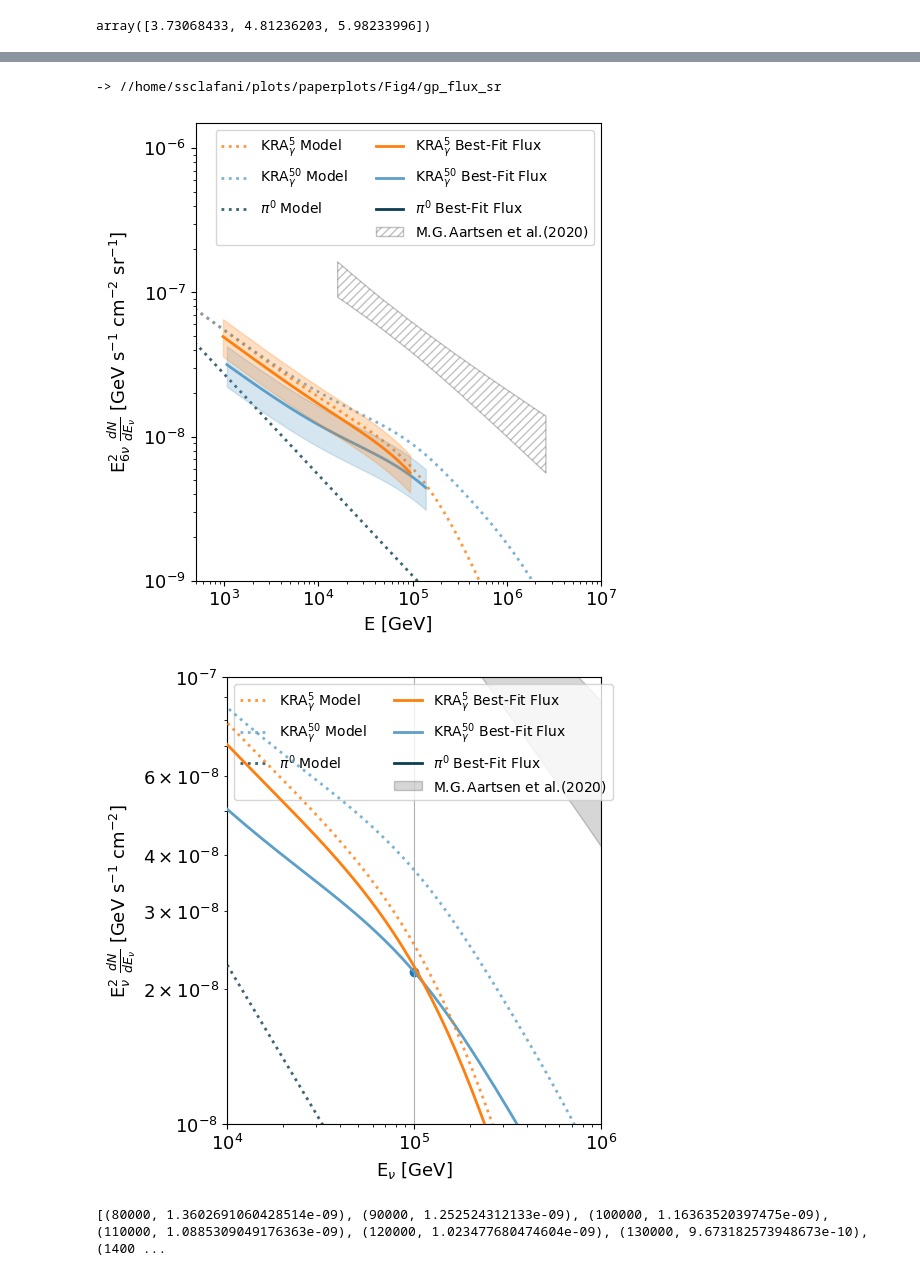
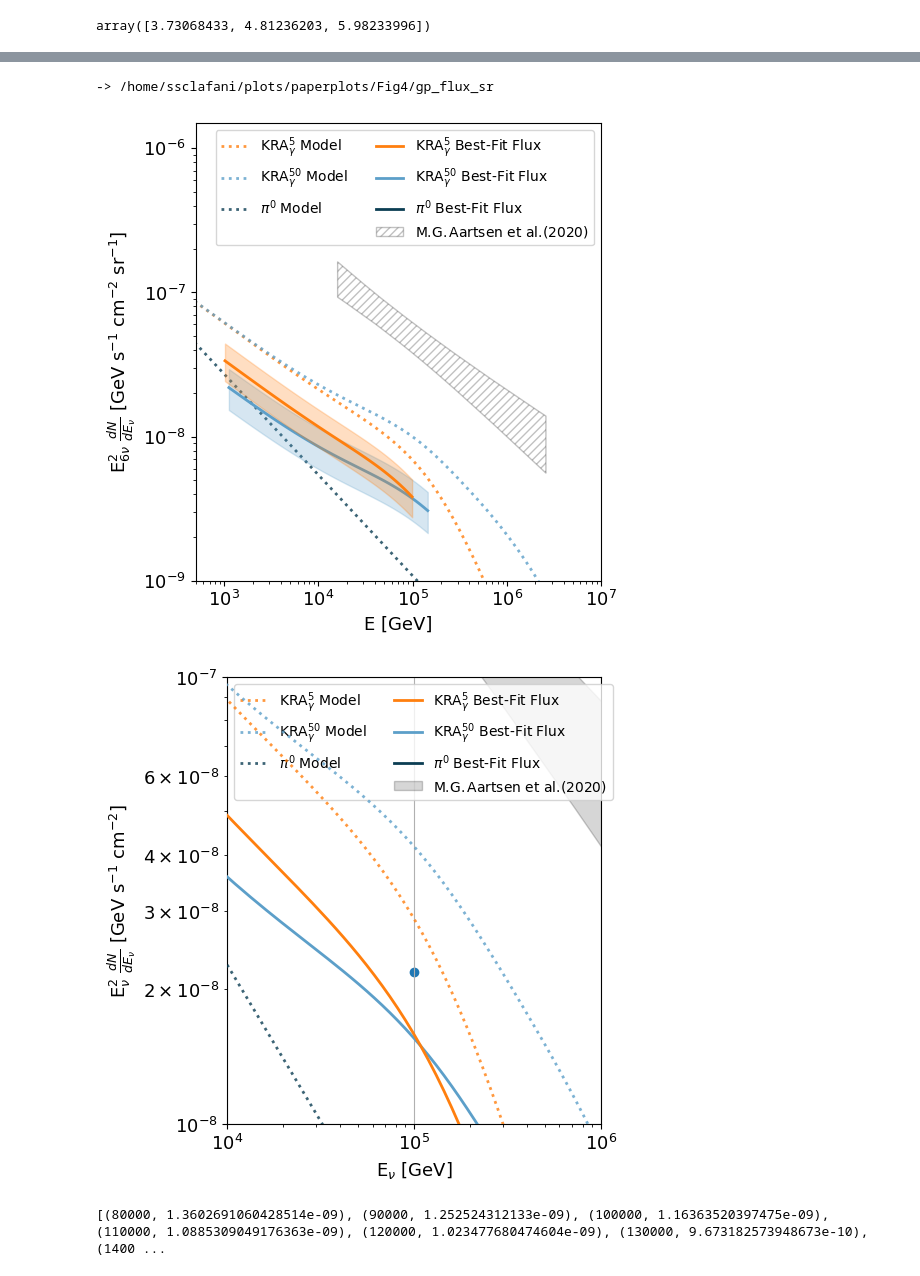
Before and after one commit to ssclafani949/DNNCascade, a Jupyter notebook: notebooks/paper/GPFluxPlot.ipynb, the cells around one changed output, grey strips where cells are left out. Drawn from its saved outputs; the diff is of its cells as text; code cells hidden in the pictures.

```diff
--- a/notebooks/paper/GPFluxPlot.ipynb
+++ b/notebooks/paper/GPFluxPlot.ipynb
@@ -35,3 +36,6 @@ print(a)
+# %%
+emids5 = get_mids(ebins5_ext)
+emids50 = get_mids(ebins50_ext)
 # %%
 dat = np.loadtxt('saved_sens/piecewise_fitresult.txt', skiprows = 13)
 x = dat[:,0]
@@ -190,3 +129,7 @@ kra50_range = [.416, .592, 0.794]
+# %%
+
+kra5_range = [.398, .551,  .726]
+kra50_range = [.260, .372, 0.500]
 # %%
 print(kra5_range[0] - kra5_range[1])
 print(kra5_range[2] - kra5_range[1])
@@ -379,0 +284,22 @@ cy.plotting.saving(plot_dir, 'gp_flux_full', dpi=500)
+# %%
+fig , ax = plt.subplots(figsize=(5.5,5.5))
+plt.rc('font', size=10)
+ax.plot(emids5, emids5**2 * (sum(kra5)) * hp.nside2pixarea(128) / 3 , ls='-', color=colors[0] ,
+        lw=3, alpha=1, zorder=100, label='KRA$_\gamma^{5}$ Model')
+ax.plot(emids50, emids50**2 * (sum(kra50)) * hp.nside2pixarea(128)/ 3, ls='-', color=colors[2],
+        lw=3, alpha=1, zorder=100, label='KRA$_\gamma^{50}$ Model')
+ax.plot(10**georg_energy, 4*np.pi*georg_flux, color=colors[1],
+        lw=3, alpha=1, zorder=100, ls='-', label='$\pi^0$ Model')
+
+alpha=1
+
+plt.loglog()
+#ax.set_ylim(1e-12,5e-9)
+ax.set_ylim(5e-9,5e-6)
+ax.set_xlim(500, 1e7)
+plt.legend(ncol=1)
+plt.rc('font', size=13)
+ax.set_ylabel(r'E$_{\nu}^2$ $\frac{dN}{dE_\nu}$ [GeV s$^{-1}$ cm$^{-2}$]')
+ax.set_xlabel(R'E$_\nu$ [GeV]')
+plt.tight_layout()
+cy.plotting.saving(plot_dir, 'gp_flux_model', dpi=500)
@@ -468,58 +472,58 @@ print(list(zip(xinterp, interpvals)))
 # %%
 fig , ax = plt.subplots(figsize=(5.5,5.5))
 plt.rc('font', size=10)
-ax.plot(ebins5, ebins5**2 * (sum(kra5)) * hp.nside2pixarea(128) / (4*np.pi) , ls=':', color=colors[0] ,
+ax.plot(emids5, emids5**2 * (sum(kra5)) * hp.nside2pixarea(128) / (4*np.pi) , ls=':', color=colors[0] ,
         lw=2, alpha=0.8, label='KRA$_\gamma^{5}$ Model')
-ax.plot(ebins50, ebins50**2 * (sum(kra50)) * hp.nside2pixarea(128)/ (4*np.pi), ls=':', color=colors[2],
+ax.plot(emids50, emids50**2 * (sum(kra50)) * hp.nside2pixarea(128)/ (4*np.pi), ls=':', color=colors[2],
         lw=2, alpha=0.8, label='KRA$_\gamma^{50}$ Model')
 ax.plot(10**georg_energy, 3*georg_flux, color=colors[1],
         lw=2, alpha=0.8, ls=':', label='$\pi^0$ Model')
 
 ax.plot(np.nan, np.nan, label=' ', alpha=0)
 
-kra5_plot = ebins5[mask5]**2 *(sum(kra5)[mask5]) * hp.nside2pixarea(128)/ (4*np.pi)
+kra5_plot = emids5[mask5]**2 *(sum(kra5)[mask5]) * hp.nside2pixarea(128)/ (4*np.pi)
 
-ax.plot(ebins5[mask5], kra5_range[1] * kra5_plot ,
+ax.plot(emids5[mask5], kra5_range[1] * kra5_plot ,
          c =colors[0], ls='-', zorder=10, lw=2, label='KRA$_\gamma^{5}$ Best-Fit Flux')
-ax.fill_between(ebins5[mask5], kra5_range[0] * kra5_plot , kra5_range[-1] * kra5_plot,
+ax.fill_between(emids5[mask5], kra5_range[0] * kra5_plot , kra5_range[-1] * kra5_plot,
         color = colors[0], alpha=.25, zorder=10)
 
-kra50_plot = ebins50[mask50]**2 *(sum(kra50)[mask50]) * hp.nside2pixarea(128) / (4*np.pi)
-ax.plot(ebins50[mask50], kra50_range[1] * kra50_plot,
+kra50_plot = emids50[mask50]**2 *(sum(kra50)[mask50]) * hp.nside2pixarea(128) / (4*np.pi)
+ax.plot(emids50[mask50], kra50_range[1] * kra50_plot,
          c =colors[2], ls='-', zorder=5, lw=2, label='KRA$_\gamma^{50}$ Best-Fit Flux')
-ax.fill_between(ebins50[mask50],kra50_range[0] * kra50_plot, kra50_range[-1] * kra50_plot ,
+ax.fill_between(emids50[mask50],kra50_range[0] * kra50_plot, kra50_range[-1] * kra50_plot ,
         color = colors[2], zorder=5,  alpha=.25)
 
 ax.plot(10**georg_energy[maskpi0_georg], 3*pi0_range[1]*georg_flux[maskpi0_georg],
         lw=2, c=colors[1], ls='-', zorder=3,
         label='$\pi^0$ Best-Fit Flux')
 ax.fill_between(10**georg_energy[maskpi0_georg], 3*pi0_range[0]*georg_flux[maskpi0_georg],
                 3*pi0_range[-1]*georg_flux[maskpi0_georg], zorder=3, color=colors[1], alpha=.25 )
 
 
 #plt.plot(Es, 4*np.pi*bestfithans, c='dimgrey', lw='1', alpha=0.4, ls='--', label='M.G.Aartsen(2020)')
 plt.fill_between(xs, 3*mins,3* maxs, color='w', alpha=0.3,hatch='////',
                  edgecolor='0.2', label=r'M.G.$\,$Aartsen et al.(2020)')
 
 plt.loglog()
 #ax.set_ylim(1e-12,5e-9)
 ax.set_ylim(1e-9,1.5e-6)
 ax.set_xlim(500, 1e7)
 plt.legend(ncol=2)
 plt.rc('font', size=13)
 ax.set_ylabel(r'E$_{6\nu}^2$ $\frac{dN}{dE_\nu}$ [GeV s$^{-1}$ cm$^{-2}$ sr$^{-1}$]')
 ax.set_xlabel('E [GeV]')
 plt.tight_layout()
 cy.plotting.saving(plot_dir, 'gp_flux_sr')
 # %% [output]
--> //home/ssclafani/plots/paperplots/Fig4/gp_flux_sr
+-> /home/ssclafani/plots/paperplots/Fig4/gp_flux_sr
-[figure, old version]
+[figure, new version]
 # %%
 fig , ax = plt.subplots(figsize=(5.5,5.5))
 plt.rc('font', size=10)
-ax.plot(ebins5, ebins5**2 * (sum(kra5)) * hp.nside2pixarea(128) / 3 , ls=':', color=colors[0] ,
+ax.plot(emids5, emids5**2 * (sum(kra5)) * hp.nside2pixarea(128) / 3 , ls=':', color=colors[0] ,
         lw=2, alpha=0.8, zorder=100, label='KRA$_\gamma^{5}$ Model')
-ax.plot(ebins50, ebins50**2 * (sum(kra50)) * hp.nside2pixarea(128)/ 3, ls=':', color=colors[2],
+ax.plot(emids50, emids50**2 * (sum(kra50)) * hp.nside2pixarea(128)/ 3, ls=':', color=colors[2],
         lw=2, alpha=0.8, zorder=100, label='KRA$_\gamma^{50}$ Model')
 ax.plot(10**georg_energy, 4*np.pi*georg_flux, color=colors[1],
         lw=2, alpha=0.8, zorder=100, ls=':', label='$\pi^0$ Model')
@@ -527,17 +531,17 @@ ax.plot(10**georg_energy, 4*np.pi*georg_flux, color=colors[1],
 ax.plot(np.nan, np.nan, label=' ', alpha=0)
 
 
-kra5_plot = ebins5**2 *(sum(kra5)) * hp.nside2pixarea(128)/ 3
+kra5_plot = emids5**2 *(sum(kra5)) * hp.nside2pixarea(128)/ 3
 
-ax.plot(ebins5, kra5_range[1] * kra5_plot ,
+ax.plot(emids5, kra5_range[1] * kra5_plot ,
          c =colors[0], ls='-', zorder=10, lw=2, label='KRA$_\gamma^{5}$ Best-Fit Flux')
-#ax.fill_between(ebins5[mask5], kra5_range[0] * kra5_plot , kra5_range[-1] * kra5_plot,
+#ax.fill_between(emids5[mask5], kra5_range[0] * kra5_plot , kra5_range[-1] * kra5_plot,
 #        color = colors[0], alpha=.25, zorder=10)
 
-kra50_plot = ebins50**2 *(sum(kra50)) * hp.nside2pixarea(128) / 3
-ax.plot(ebins50, kra50_range[1] * kra50_plot,
+kra50_plot = emids50**2 *(sum(kra50)) * hp.nside2pixarea(128) / 3
+ax.plot(emids50, kra50_range[1] * kra50_plot,
          c =colors[2], ls='-', zorder=5, lw=2, label='KRA$_\gamma^{50}$ Best-Fit Flux')
-#ax.fill_between(ebins50[mask50],kra50_range[0] * kra50_plot, kra50_range[-1] * kra50_plot ,
+#ax.fill_between(emids50[mask50],kra50_range[0] * kra50_plot, kra50_range[-1] * kra50_plot ,
 #        color = colors[2], zorder=5,  alpha=.25)
 
 ax.plot(10**georg_energy, pi0_range[1]*4*np.pi*georg_flux,
@@ -589,7 +593,7 @@ ax.set_xlabel(R'E$_\nu$ [GeV]')
 plt.tight_layout()
 #cy.plotting.saving(plot_dir, 'gp_flux')
 # %% [output]
-[figure, old version]
+[figure, new version]
 # %%
 georg_flux = np.load('/data/user/gschwefer/misc/for_steve/fermi_pi0_gamma_ray_allsky_average_E2Phi_2.7_extrapol.npy', allow_pickle=True)
 georg_energy = np.load('/data/user/gschwefer/misc/for_steve/fermi_pi0_gamma_ray_energies.npy', allow_pickle=True)
```
Also changed, not shown: parts of 29 cells of this notebook.
